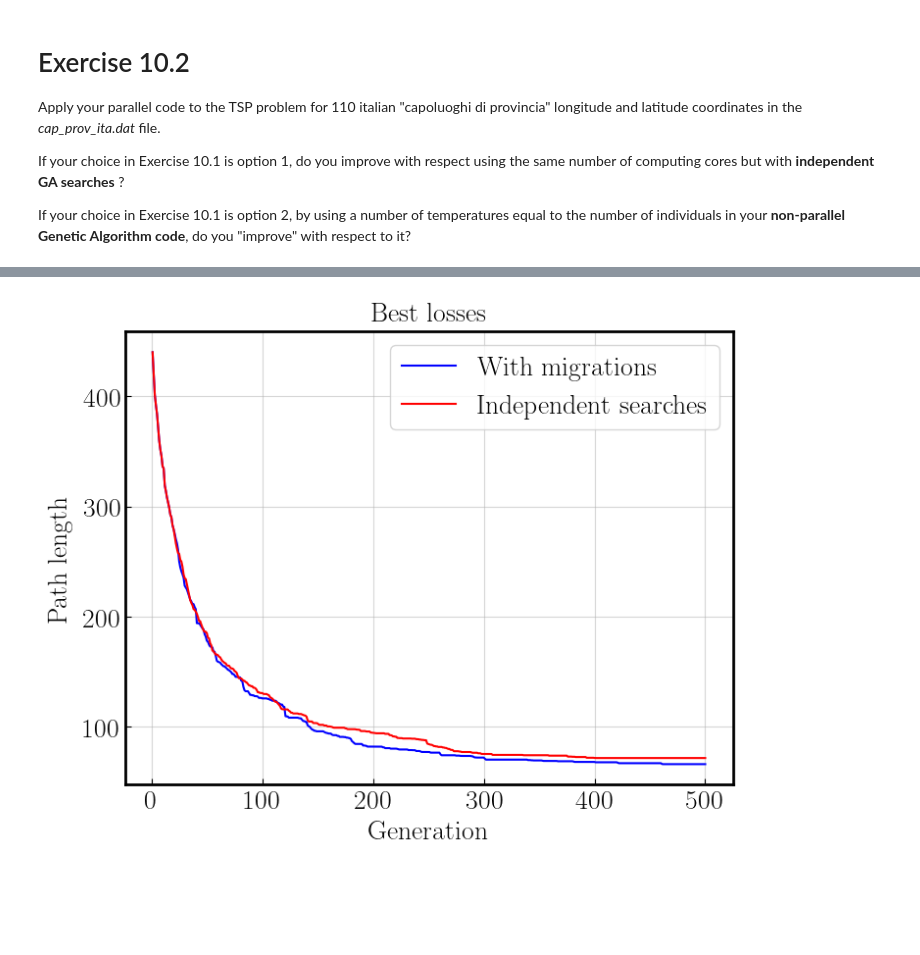
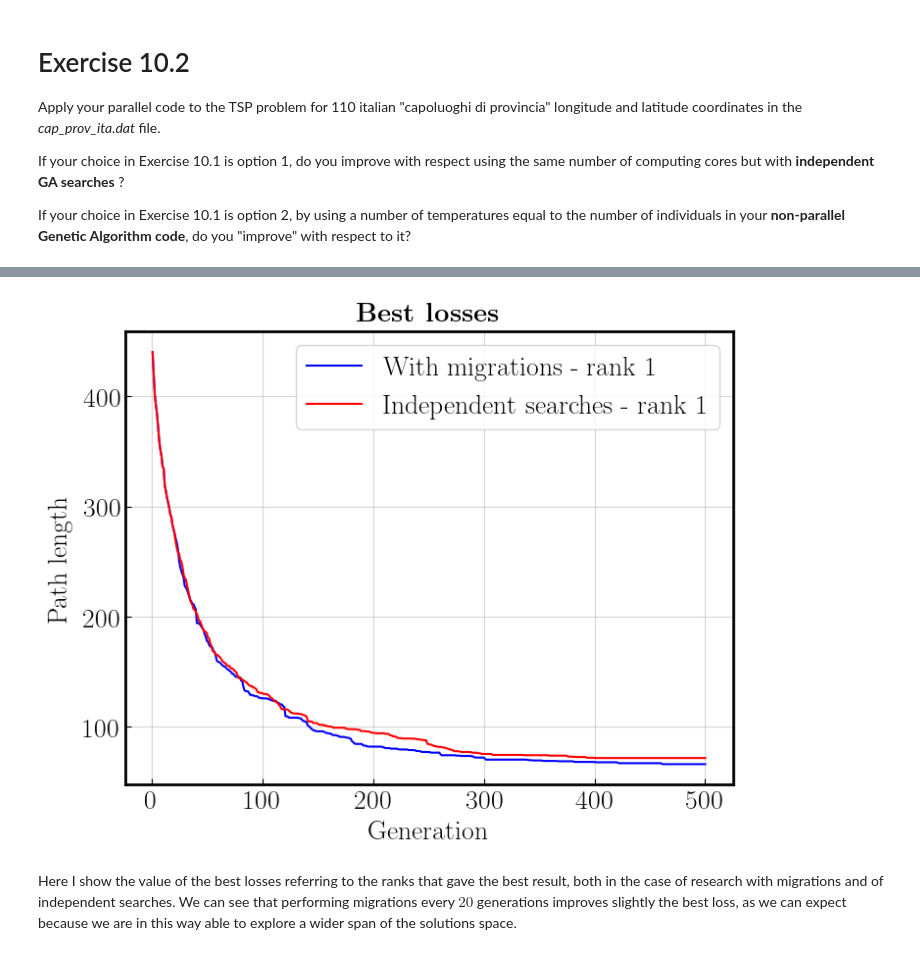
Before and after one commit to ste-cartu/Numerical-Simulation-Laboratory, a Jupyter notebook: Exercise_10/Exercise_10.ipynb, the cells around one changed output, grey strips where cells are left out. Drawn from its saved outputs; the diff is of its cells as text; code cells hidden in the pictures; blank space fills up the shorter version.

```diff
--- a/Exercise_10/Exercise_10.ipynb
+++ b/Exercise_10/Exercise_10.ipynb
@@ -169,13 +300,15 @@ plt.show()
 # %%
-plt.plot(gens_ita_mig, loss_ita_mig[:,0], c='b', label='With migrations')
-plt.plot(gens_ita_ind, loss_ita_ind[:,0], c='r', label='Independent searches')
+plt.plot(gens_ita_mig, loss_ita_mig[:,0], c='b', label='With migrations - rank ' + str(best_rank_mig))
+plt.plot(gens_ita_ind, loss_ita_ind[:,0], c='r', label='Independent searches - rank ' + str(best_rank_ind))
 plt.xlabel('Generation')
 plt.ylabel('Path length', labelpad=8)
-plt.title('Best losses', pad=8)
+plt.title(r'\textbf{Best losses}', pad=8)
 plt.legend()
 
 plt.show()
 # %% [output]
-[figure, old version]
+[figure, new version]
+# %% [markdown]
+Here I show the value of the best losses referring to the ranks that gave the best result, both in the case of research with migrations and of independent searches. We can see that performing migrations every $20$ generations improves slightly the best loss, as we can expect because we are in this way able to explore a wider span of the solutions space.
 # %%
 fig = plt.figure(figsize=(12,8))
```
Also changed, not shown: parts of 19 cells of this notebook, 3 other files.
